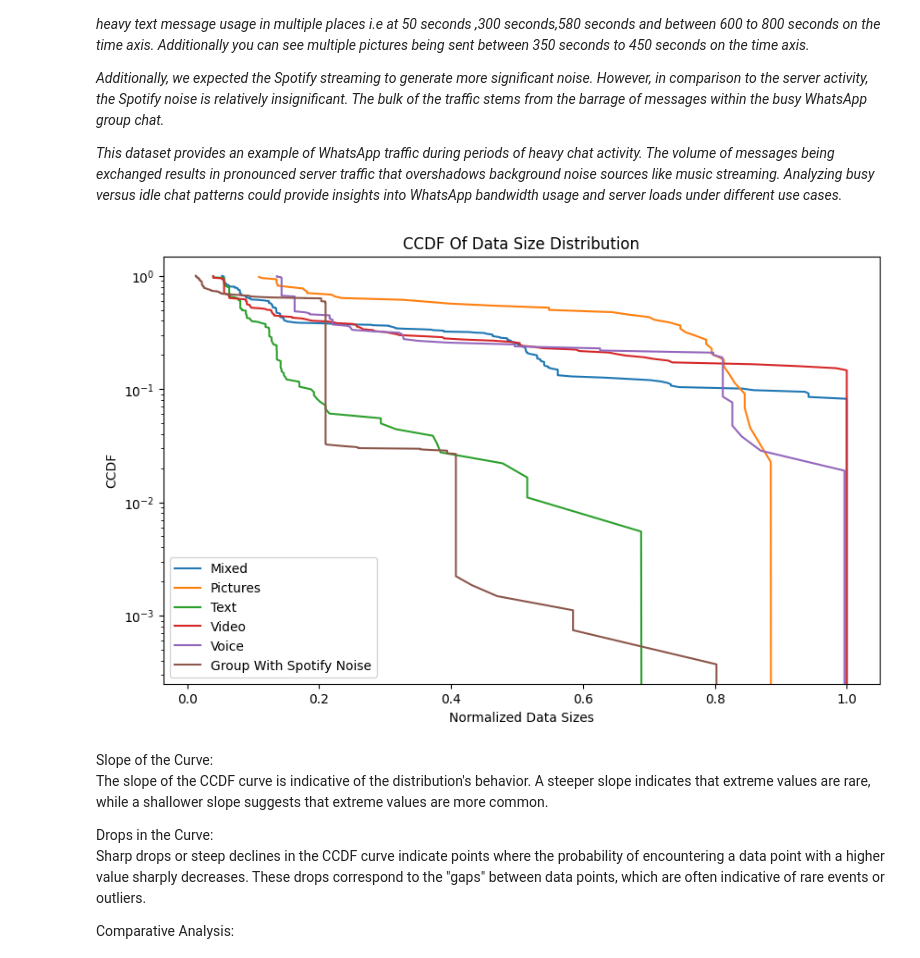
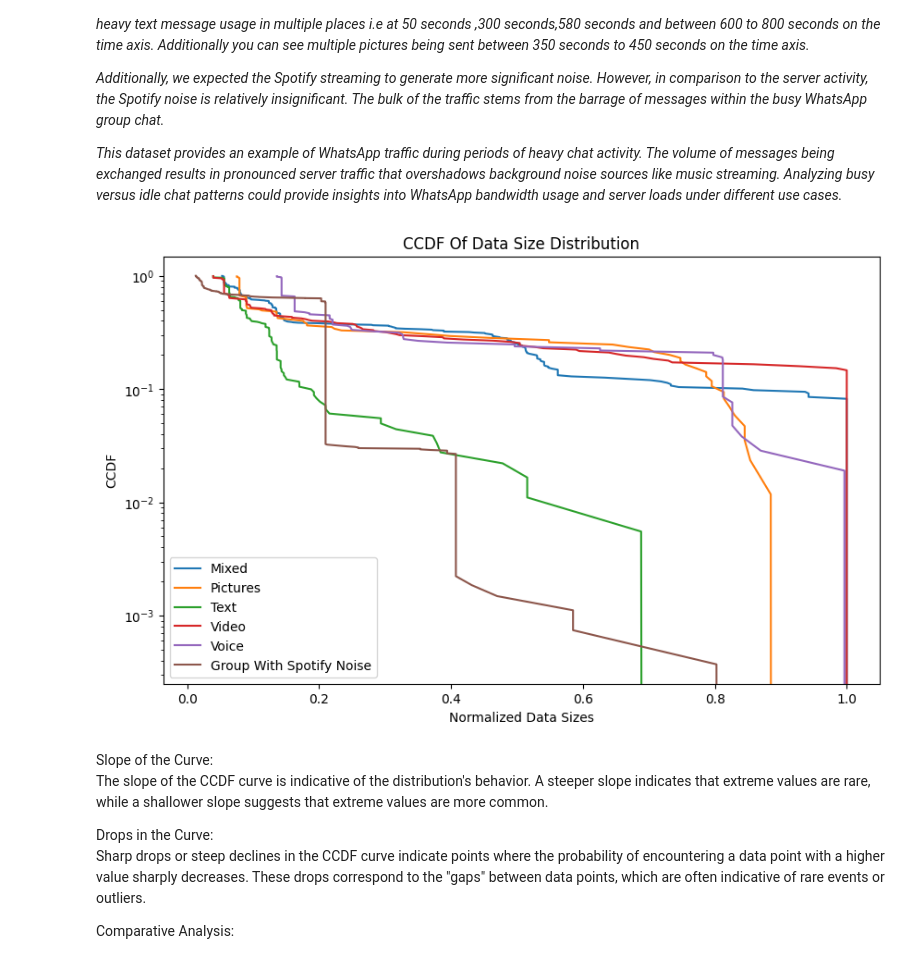
Before and after one commit to NoaAmichai/Computer_networks_final_project, a Jupyter notebook: src/project.ipynb, the cells around one changed output. Cells and saved outputs as stored; diff of their text form; code cells hidden in the pictures.

```diff
--- a/src/project.ipynb
+++ b/src/project.ipynb
@@ -241,8 +241,8 @@ plt.show()
 # %% [markdown]
 The figure below visualizes the packet reception times and sizes after applying this noise filtration. <br>By removing the small noisy packets, the packets related to the pictures messages of interest become more visible.<br> The gaps between these columns represent the intervals between picture message send events, which are more apparent after noise filtering.<br>
 # %%
-pictures_data = pictures_data.loc[pictures_data['Length'] > 200]
-plot_graph(pictures_data,'Time vs Length - Pictures Group After Noise Cleaning')
+pictures_data_filtered = pictures_data.loc[pictures_data['Length'] > 200]
+plot_graph(pictures_data_filtered,'Time vs Length - Pictures Group After Noise Cleaning')
 # %% [output]
 [figure]
 # %%
@@ -586,35 +586,35 @@ def get_ccdf(data_col):
     # Calculate CCDF
     cdf_data = np.linspace(1/len(norm_data), 1, len(norm_data))
     ccdf_data = 1 - cdf_data
 
     return norm_data, ccdf_data
 
 def plot_ccdf(data_list, labels_list):
     """ Plot Complementary Cumulative Distribution Function (CCDF) for multiple datasets.
 
     Args:
         data_list (list): List of datasets to plot.
         labels_list (list): List of labels for each dataset.
     """
 
     plt.figure(figsize=(10, 6))
 
     for data, label in zip(data_list, labels_list):
         x, y = get_ccdf(data['Length'])
         plt.plot(x, y, label=label)
 
     plt.yscale('log')
     plt.xlabel('Normalized Data Sizes')
     plt.ylabel('CCDF')
     plt.title('CCDF Of Data Size Distribution')
     plt.legend(loc="lower left")
     plt.show()
 
-datasets = [four_groups_data, pictures_data, text_data, video_data, voice_data ,text_with_spotify]  # List of datasets
+datasets = [four_groups_data, pictures_data, text_data, video_data, voice_data ,mix_with_spotify]  # List of datasets
 labels = ['Mixed', 'Pictures', 'Text', 'Video', 'Voice', 'Group With Spotify Noise' ]  # Corresponding labels
 plot_ccdf(datasets, labels)
 # %% [output]
-[figure, old version]
+[figure, new version]
 # %% [markdown]
 Slope of the Curve:<br>
 The slope of the CCDF curve is indicative of the distribution's behavior.
```
Also changed, not shown: parts of 3 cells of this notebook.
